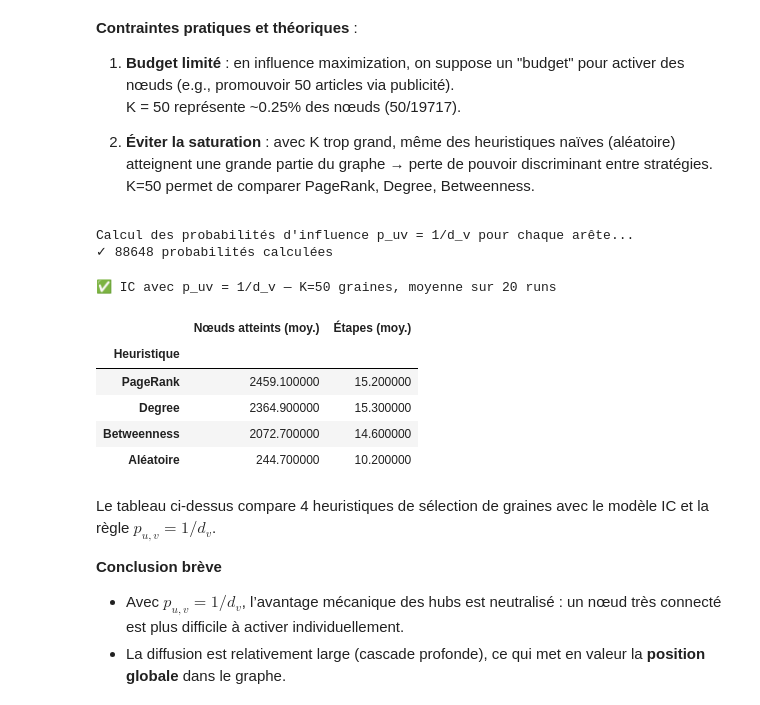
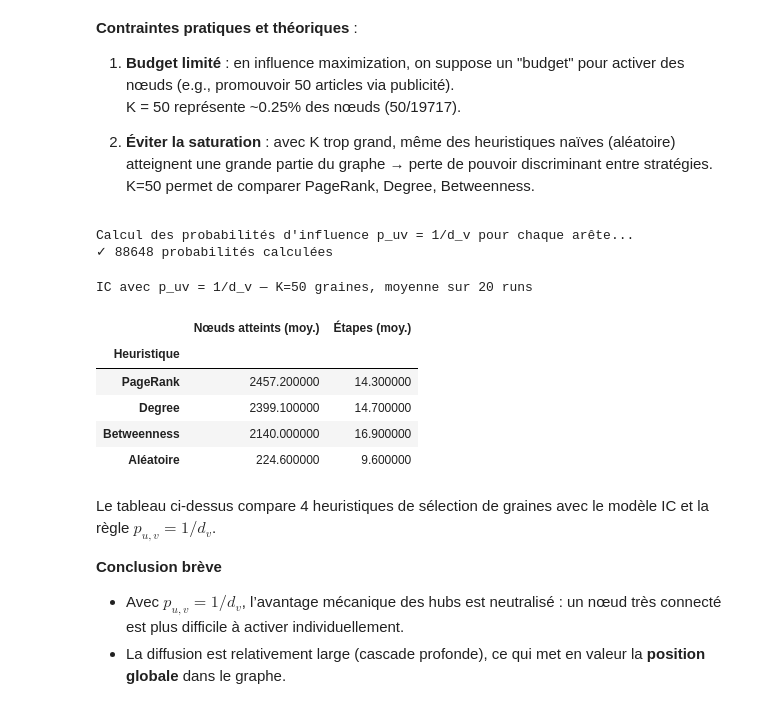
Before and after one commit to QuentinG0304/Graph_ML, a Jupyter notebook: GUIGNARD_LASNE_BOUMARD.ipynb, the cells around one changed output. Drawn from its saved outputs; the diff is of its cells as text; code cells hidden in the pictures.

```diff
--- a/GUIGNARD_LASNE_BOUMARD.ipynb
+++ b/GUIGNARD_LASNE_BOUMARD.ipynb
@@ -465,39 +466,39 @@ print(f"✓ {len(edge_proba)} probabilités calculées")
 
 # === SÉLECTION DES GRAINES ===
 K = 50  # nombre de graines
 
 seeds = {
     "PageRank"    : [n for n, _ in sorted(pagerank_cent.items(), key=lambda x: -x[1])[:K]],
     "Degree"      : [n for n, _ in sorted(degree_cent.items(),   key=lambda x: -x[1])[:K]],
     "Betweenness" : [n for n, _ in sorted(between_cent.items(),  key=lambda x: -x[1])[:K]],
     "Aléatoire"   : random.sample(list(G.nodes()), K),
 }
 
 # === SIMULATION IC ===
 # print(f"\nSimulation IC avec K={K} graines, probabilités variables p_uv=1/d_v...")
 rows = []
 for heuristic, seed_list in seeds.items():
     reached, steps = independent_cascade_variable_proba(G, seed_list, edge_proba)
     rows.append({
         "Heuristique": heuristic,
         "Nœuds atteints (moy.)": round(reached, 1),
         "Étapes (moy.)": round(steps, 1),
     })
 
 ic_df = pd.DataFrame(rows).set_index("Heuristique")
 display(ic_df.style
         .highlight_max(axis=0, color="#2b4bd8")
-        .set_caption(f"✅ IC avec p_uv = 1/d_v — K={K} graines, moyenne sur 20 runs"))
+        .set_caption(f"IC avec p_uv = 1/d_v — K={K} graines, moyenne sur 20 runs"))
 # %% [output]
 Calcul des probabilités d'influence p_uv = 1/d_v pour chaque arête...
 ✓ 88648 probabilités calculées
-✅ IC avec p_uv = 1/d_v — K=50 graines, moyenne sur 20 runs
+IC avec p_uv = 1/d_v — K=50 graines, moyenne sur 20 runs
 |  | Nœuds atteints (moy.) | Étapes (moy.) |
 | Heuristique |  |  |
-| PageRank | 2459.100000 | 15.200000 |
-| Degree | 2364.900000 | 15.300000 |
-| Betweenness | 2072.700000 | 14.600000 |
-| Aléatoire | 244.700000 | 10.200000 |
+| PageRank | 2457.200000 | 14.300000 |
+| Degree | 2399.100000 | 14.700000 |
+| Betweenness | 2140.000000 | 16.900000 |
+| Aléatoire | 224.600000 | 9.600000 |
 # %% [markdown]
 Le tableau ci-dessus compare 4 heuristiques de sélection de graines avec le modèle IC et la règle $p_{u,v}=1/d_v$.
 
```
Also changed, not shown: parts of 20 cells of this notebook.
